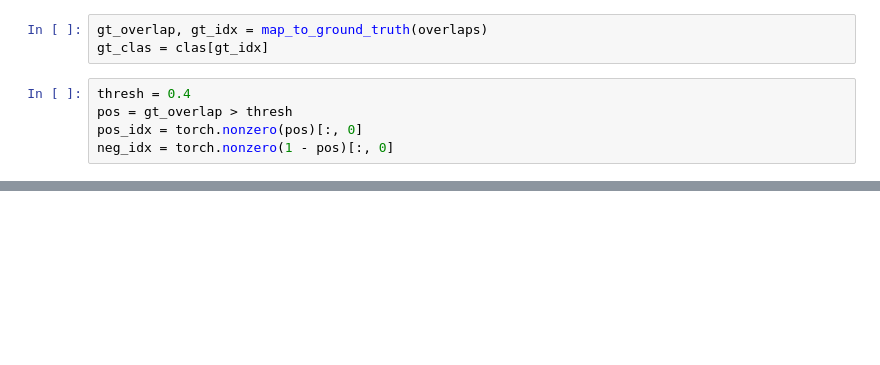
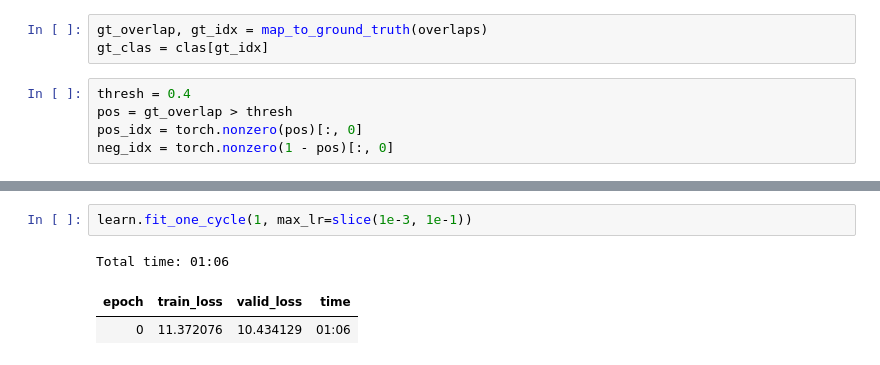
Before and after one commit to akshairajendran/kaggle, a Jupyter notebook: imagenet_localization/main.ipynb, the cells around one changed output, grey strips where cells are left out. Drawn from its saved outputs; the diff is of its cells as text; blank space fills up the shorter version.

```diff
--- a/imagenet_localization/main.ipynb
+++ b/imagenet_localization/main.ipynb
@@ -496,0 +642,6 @@ loc_loss, clas_loss
+# %%
+learn.fit_one_cycle(1, max_lr=slice(1e-3, 1e-1))
+# %% [output]
+Total time: 01:06
+| epoch | train_loss | valid_loss | time |
+| 0 | 11.372076 | 10.434129 | 01:06 |
```
Also changed, not shown: parts of 47 cells of this notebook.
